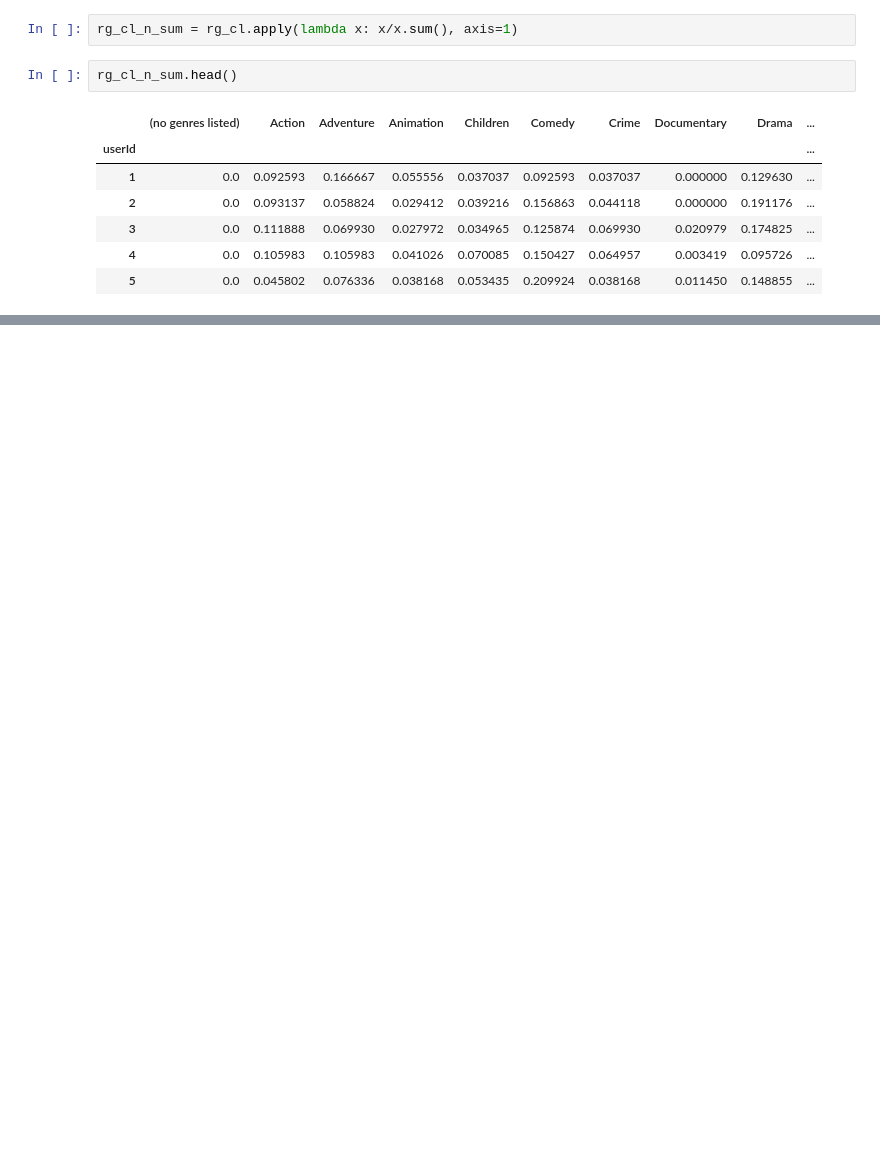
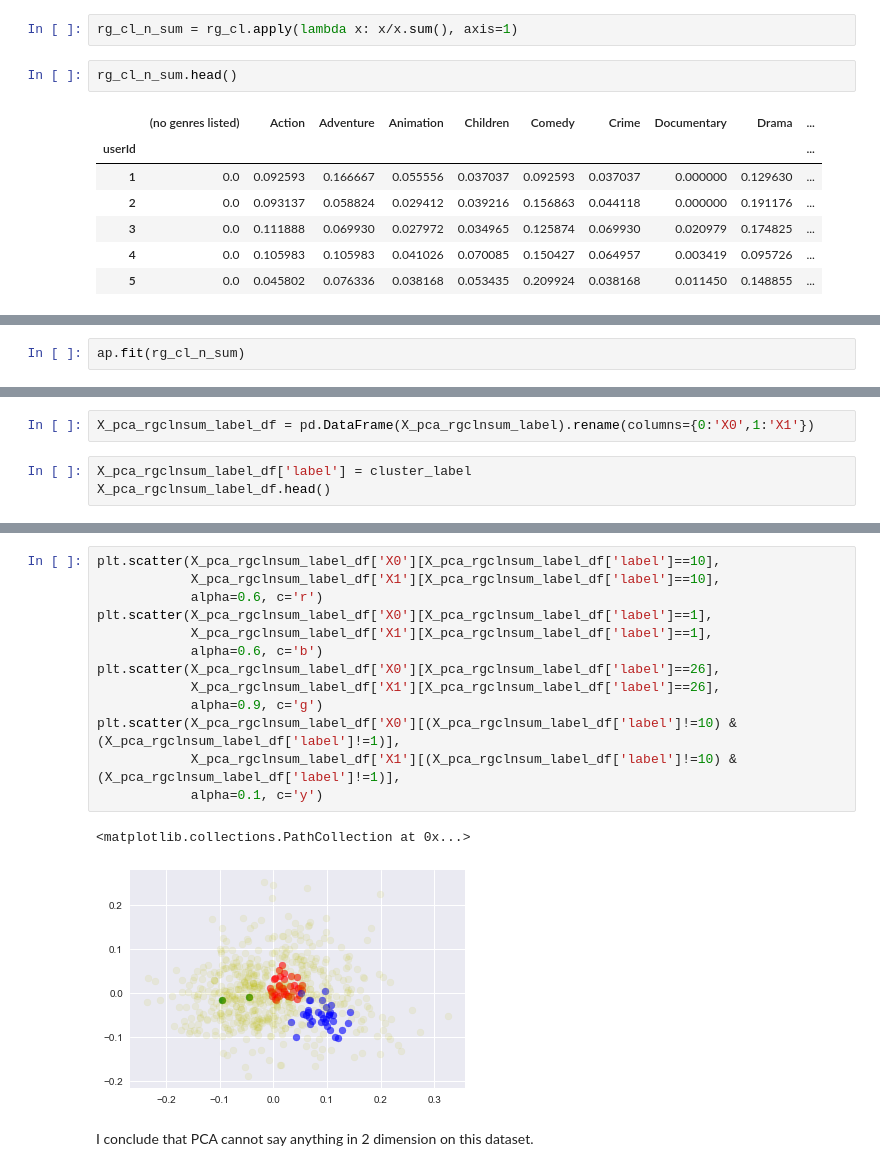
Before and after one commit to philogynic/notebooks, a Jupyter notebook: MovieLens.ipynb, the cells around one changed output, grey strips where cells are left out. Cells and saved outputs as stored; diff of their text form; blank space fills up the shorter version.

```diff
--- a/MovieLens.ipynb
+++ b/MovieLens.ipynb
@@ -795,0 +755,2 @@ But I have another Idea: __People who gives a good rating on this movie also giv
+# %%
+ap.fit(rg_cl_n_sum)
@@ -795,0 +854,5 @@ But I have another Idea: __People who gives a good rating on this movie also giv
+# %%
+X_pca_rgclnsum_label_df = pd.DataFrame(X_pca_rgclnsum_label).rename(columns={0:'X0',1:'X1'})
+# %%
+X_pca_rgclnsum_label_df['label'] = cluster_label
+X_pca_rgclnsum_label_df.head()
@@ -795,0 +866,18 @@ But I have another Idea: __People who gives a good rating on this movie also giv
+# %%
+plt.scatter(X_pca_rgclnsum_label_df['X0'][X_pca_rgclnsum_label_df['label']==10],
+            X_pca_rgclnsum_label_df['X1'][X_pca_rgclnsum_label_df['label']==10],
+            alpha=0.6, c='r')
+plt.scatter(X_pca_rgclnsum_label_df['X0'][X_pca_rgclnsum_label_df['label']==1],
+            X_pca_rgclnsum_label_df['X1'][X_pca_rgclnsum_label_df['label']==1],
+            alpha=0.6, c='b')
+plt.scatter(X_pca_rgclnsum_label_df['X0'][X_pca_rgclnsum_label_df['label']==26],
+            X_pca_rgclnsum_label_df['X1'][X_pca_rgclnsum_label_df['label']==26],
+            alpha=0.9, c='g')
+plt.scatter(X_pca_rgclnsum_label_df['X0'][(X_pca_rgclnsum_label_df['label']!=10) & (X_pca_rgclnsum_label_df['label']!=1)],
+            X_pca_rgclnsum_label_df['X1'][(X_pca_rgclnsum_label_df['label']!=10) & (X_pca_rgclnsum_label_df['label']!=1)],
+            alpha=0.1, c='y')
+# %% [output]
+<matplotlib.collections.PathCollection at 0x...>
+[figure, added]
+# %% [markdown]
+I conclude that PCA cannot say anything in 2 dimension on this dataset.
```
Also changed, not shown: parts of 72 cells of this notebook.
